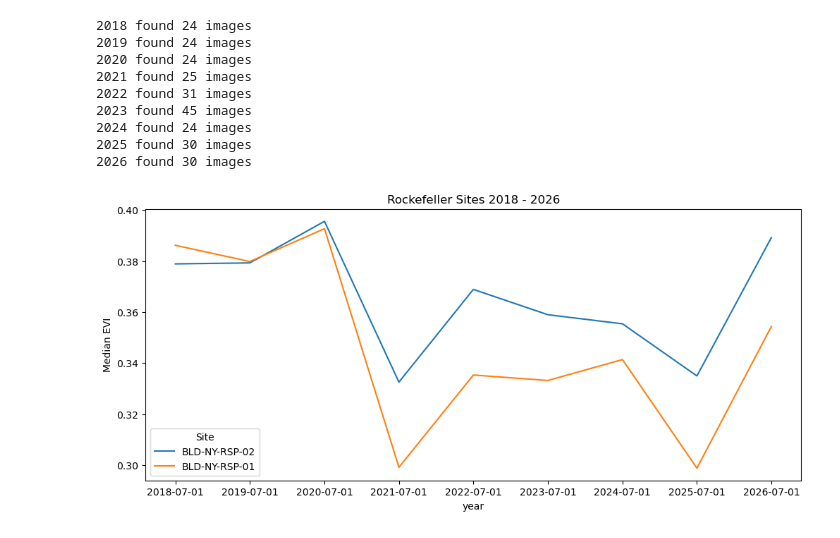
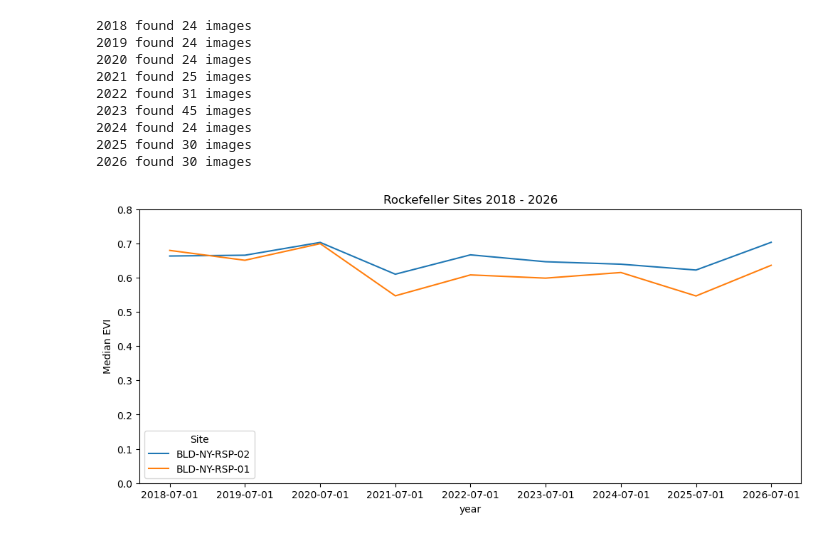
Before and after one commit to rosehanuy/bld_sentinel2, a Jupyter notebook: notebooks/download_sentinel.ipynb, the cells around one changed output. Cells and saved outputs as stored; diff of their text form; code cells hidden in the pictures.

```diff
--- a/notebooks/download_sentinel.ipynb
+++ b/notebooks/download_sentinel.ipynb
@@ -161,10 +159,11 @@ all_data['year'] = pd.to_datetime( [f'{d}-07' for d in all_data['year']],format=
 all_data.to_csv(config.DATA_PROCESSED/ 'rockefeller_sites_sentinel.csv')
 # %%
 fig, ax = plt.subplots(figsize=(12,5))
-ax = sns.lineplot(all_data,x='year',y='B08',hue='Site')
+ax = sns.lineplot(all_data,x='year',y='evi',hue='Site')
 ax.set_xticks(all_data['year'].unique())
 ax.set_ylabel('Median EVI')
+ax.set_ylim(0,0.8)
 ax.set_title('Rockefeller Sites 2018 - 2026')
 plt.show()
 # %% [output]
-[figure, old version]
+[figure, new version]
```
Also changed, not shown: parts of 1 cell of this notebook, 1 other file.
